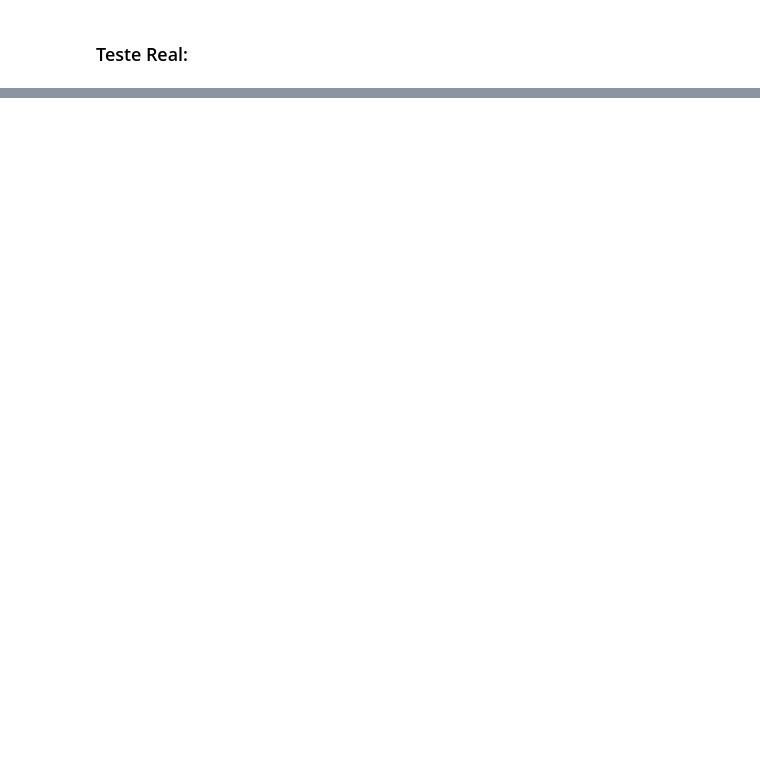
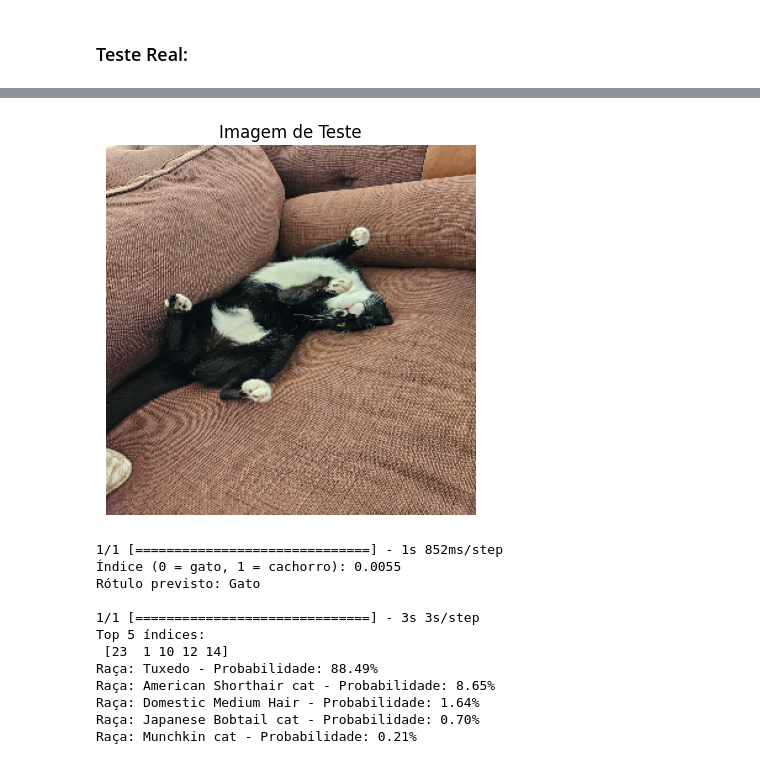
Before and after one commit to noirelab/dog-v-cat, a Jupyter notebook: main.ipynb, the cells around one changed output, grey strips where cells are left out. Saved outputs shown, nothing was run; the diff lists cells and outputs as text; code cells hidden in the pictures; blank space fills up the shorter version.

```diff
--- a/main.ipynb
+++ b/main.ipynb
@@ -477,0 +290,16 @@ Raça: n02086910-papillon - Probabilidade: 4.21%
+# %%
+mu.dog_cat_breed_classifier('gato_eduardo.jpeg')
+# %% [output]
+[figure, added]
+1/1 [==============================] - 1s 852ms/step
+Índice (0 = gato, 1 = cachorro): 0.0055
+Rótulo previsto: Gato
+
+1/1 [==============================] - 3s 3s/step
+Top 5 índices:
+ [23  1 10 12 14]
+Raça: Tuxedo - Probabilidade: 88.49%
+Raça: American Shorthair cat - Probabilidade: 8.65%
+Raça: Domestic Medium Hair - Probabilidade: 1.64%
+Raça: Japanese Bobtail cat - Probabilidade: 0.70%
+Raça: Munchkin cat - Probabilidade: 0.21%
```
Also changed, not shown: parts of 9 cells of this notebook, 22 other files.
